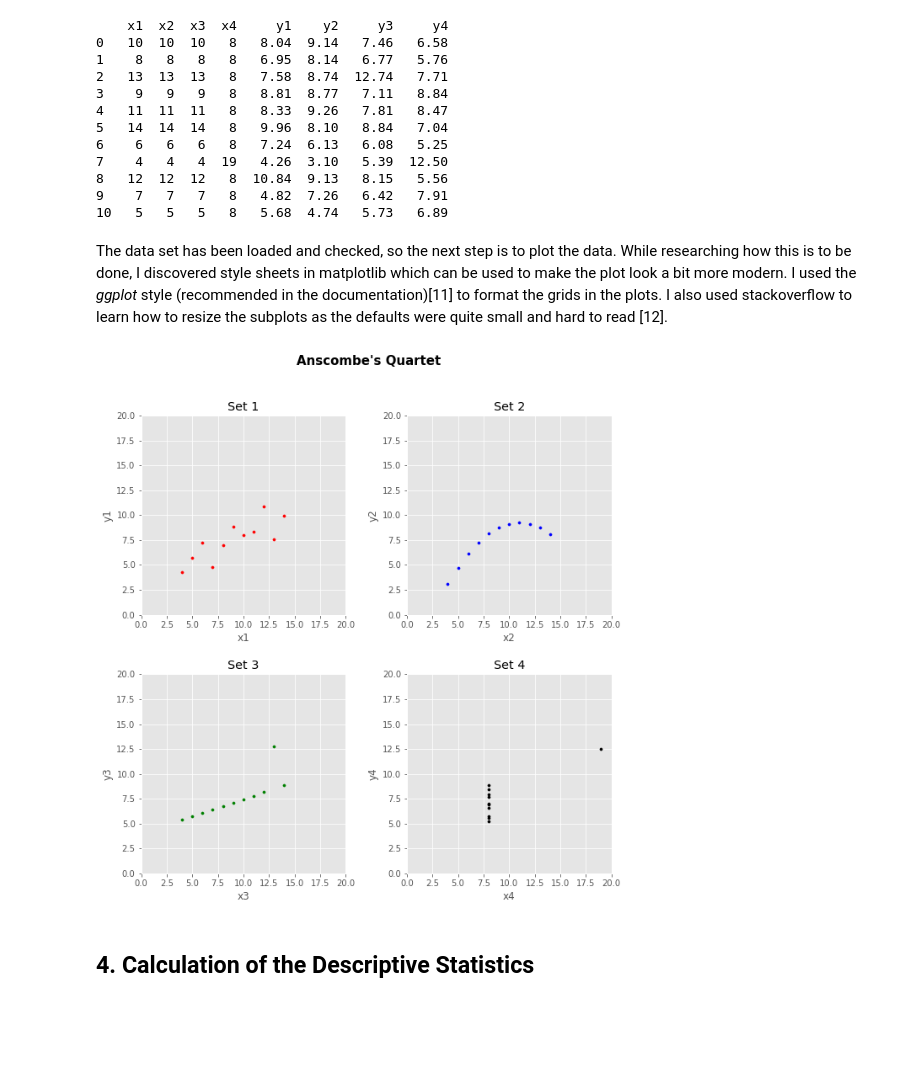
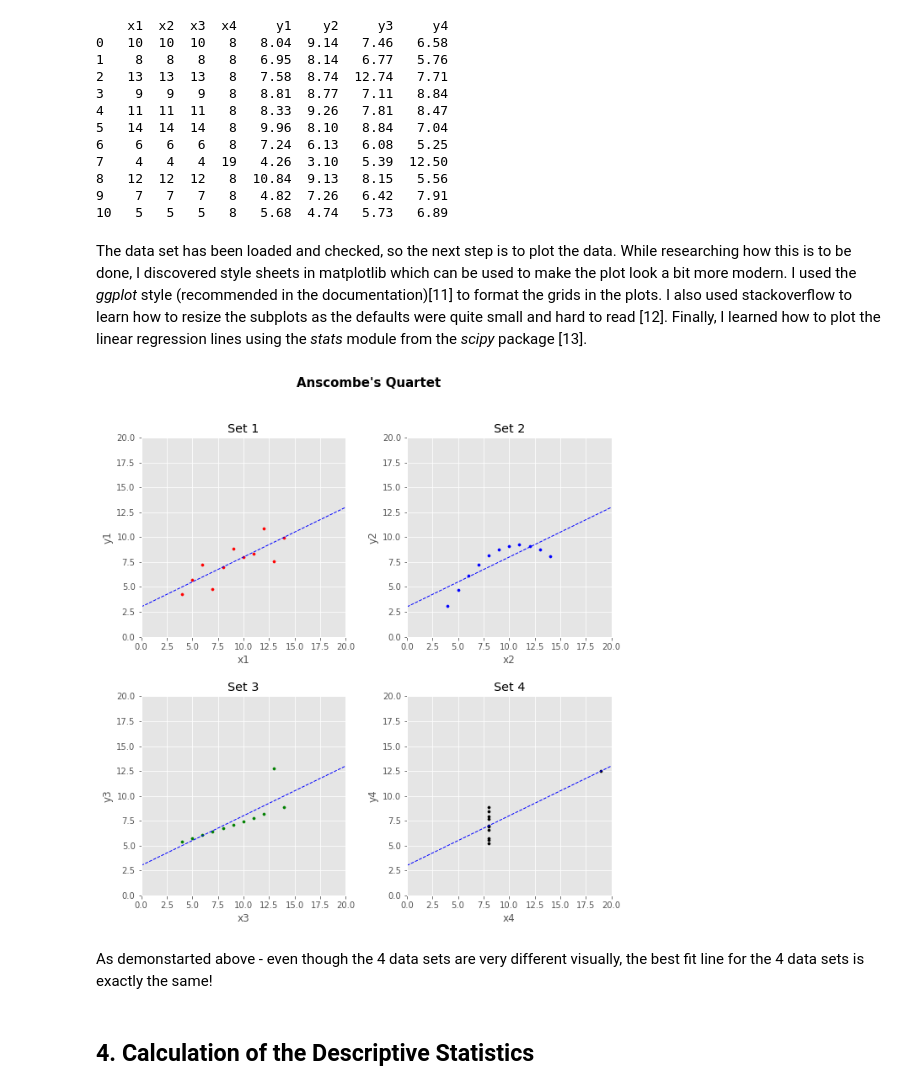
Before and after one commit to shkyler/gmit-foda-exercises, a Jupyter notebook: anscombes.ipynb, the cells around one changed output. Saved outputs shown, nothing was run; the diff lists cells and outputs as text; code cells hidden in the pictures; blank space fills up the shorter version.

Commit message:
added linear regression lines

```diff
--- a/anscombes.ipynb
+++ b/anscombes.ipynb
@@ -86,39 +88,72 @@ print(df)
 9    7   7   7   8   4.82  7.26   6.42   7.91
 10   5   5   5   8   5.68  4.74   5.73   6.89
 # %% [markdown]
-The data set has been loaded and checked, so the next step is to plot the data. While researching how this is to be done, I discovered style sheets in matplotlib which can be used to make the plot look a bit more modern. I used the *ggplot* style (recommended in the documentation)[11] to format the grids in the plots. I also used stackoverflow to learn how to resize the subplots as the defaults were quite small and hard to read [12].
+The data set has been loaded and checked, so the next step is to plot the data. While researching how this is to be done, I discovered style sheets in matplotlib which can be used to make the plot look a bit more modern. I used the *ggplot* style (recommended in the documentation)[11] to format the grids in the plots. I also used stackoverflow to learn how to resize the subplots as the defaults were quite small and hard to read [12]. Finally, I learned how to plot the linear regression lines using the *stats* module from the *scipy* package [13].
 # %%
 # Add a title to the plot
 plt.suptitle("Anscombe's Quartet", fontsize=15, fontweight='bold')
 # Tidy up the plots - use more modern formatting (https://matplotlib.org/users/style_sheets.html)
 plt.style.use('ggplot')
 
 # Resize the plotting window to make it easier to read (https://stackoverflow.com/questions/36367986/how-to-make-inline-plots-in-jupyter-notebook-larger)
 plt.rcParams['figure.figsize'] = [10, 10]
 
 # Plot Set 1
 plt.subplot(2, 2, 1, xlim=(0,20), ylim=(0,20), xlabel=('x1'), ylabel=('y1'), title='Set 1')
 plt.scatter(df['x1'], df['y1'],c='red', label='Set 1', s=10)
 plt.grid(True)
+# Calculate the linear statistics using stats.linregress()
+slope, intercept, r_value, p_value, std_err = stats.linregress(df['x1'], df['y1'])
+# Create a range of x values from 0 to 20 (the size of the plot)
+x_vals = np.arange(0,20.1,0.1)
+# Calculate the y values using the slope and intercept calculted
+y_vals = slope * x_vals + intercept
+plt.plot(x_vals, y_vals, 'b-', linestyle='dashed',linewidth=1)
 
 # Plot Set 2
 plt.subplot(2, 2, 2,xlim=(0,20), ylim=(0,20), xlabel=('x2'), ylabel=('y2'),title='Set 2')
 plt.scatter(df['x2'], df['y2'],c='blue', label='Set 2', s=10)
 plt.grid(True)
+# Calculate the linear statistics using stats.linregress()
+slope, intercept, r_value, p_value, std_err = stats.linregress(df['x2'], df['y2'])
+# Create a range of x values from 0 to 20 (the size of the plot)
+x_vals = np.arange(0,20.1,0.1)
+# Calculate the y values using the slope and intercept calculted
+y_vals = slope * x_vals + intercept
+plt.plot(x_vals, y_vals, 'b-', linestyle='dashed',linewidth=1)
+
 # Plot Set 3
 plt.subplot(2, 2, 3,xlim=(0,20), ylim=(0,20), xlabel=('x3'), ylabel=('y3'), title='Set 3')
 plt.scatter(df['x3'], df['y3'],c='green', label='Set 3', s=10)
 plt.grid(True)
+# Calculate the linear statistics using stats.linregress()
+slope, intercept, r_value, p_value, std_err = stats.linregress(df['x3'], df['y3'])
+# Create a range of x values from 0 to 20 (the size of the plot)
+x_vals = np.arange(0,20.1,0.1)
+# Calculate the y values using the slope and intercept calculted
+y_vals = slope * x_vals + intercept
+plt.plot(x_vals, y_vals, 'b-', linestyle='dashed',linewidth=1)
+
 # Plot Set 4
 plt.subplot(2, 2, 4,xlim=(0,20), ylim=(0,20), xlabel=('x4'), ylabel=('y4'), title='Set 4')
 plt.scatter(df['x4'], df['y4'],c='black', label='Set 4', s=10)
 plt.grid(True)
+# Calculate the linear statistics using stats.linregress()
+slope, intercept, r_value, p_value, std_err = stats.linregress(df['x4'], df['y4'])
+# Create a range of x values from 0 to 20 (the size of the plot)
+x_vals = np.arange(0,20.1,0.1)
+# Calculate the y values using the slope and intercept calculted
+y_vals = slope * x_vals + intercept
+plt.plot(x_vals, y_vals, 'b-', linestyle='dashed',linewidth=1)
+
 
 # Format the spacing between the 4 plots
 plt.subplots_adjust(wspace=0.3, hspace=0.3)
 plt.show()
 # %% [output]
-[figure, old version]
+[figure, new version]
+# %% [markdown]
+As demonstarted above - even though the 4 data sets are very different visually, the best fit line for the 4 data sets is exactly the same!
 # %% [markdown]
 ## 4. Calculation of the Descriptive Statistics
 # %% [markdown]
```
Also changed, not shown: parts of 2 cells of this notebook.
